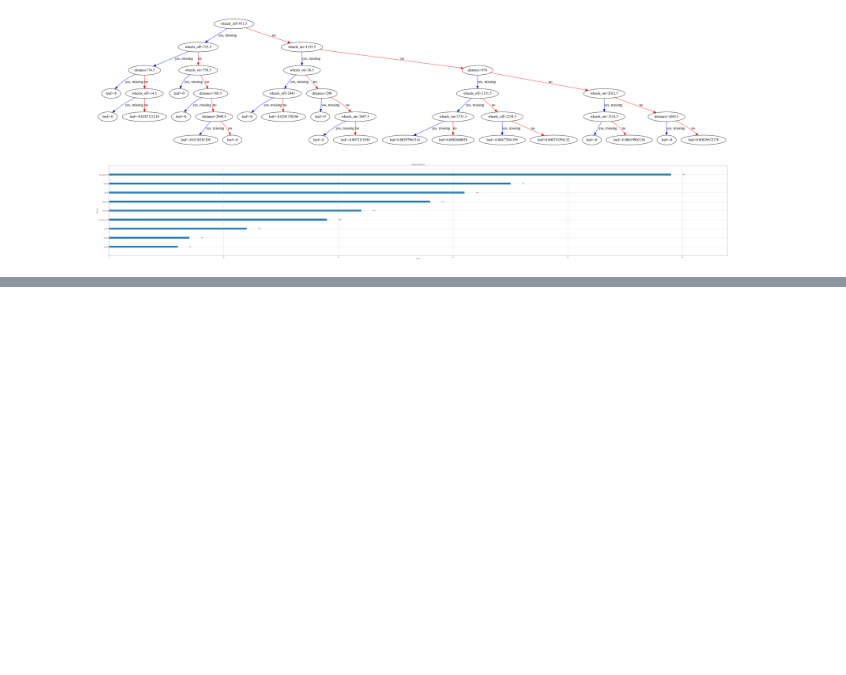
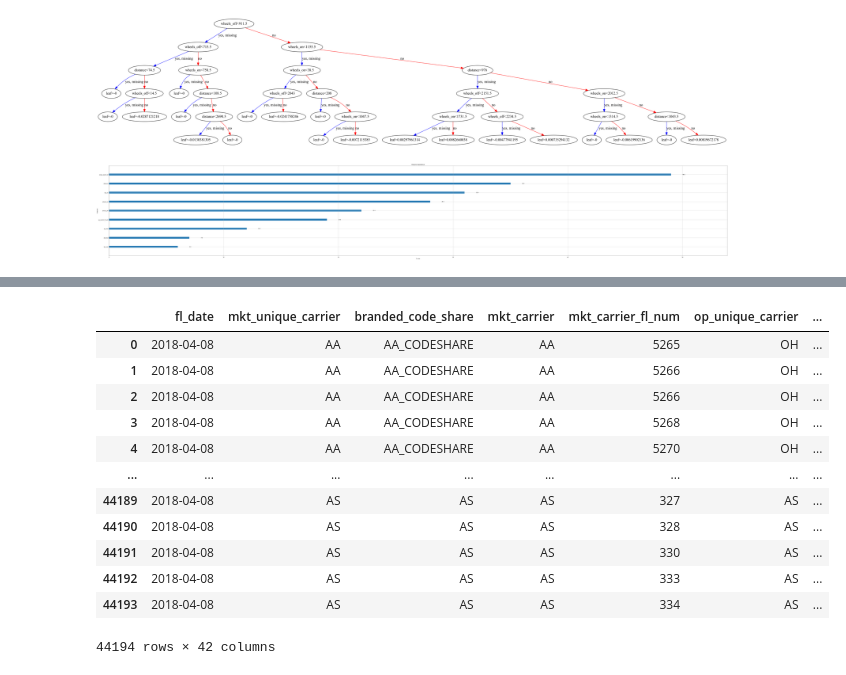
Before and after one commit to Leighson/lighthouse-midterm, a Jupyter notebook: Testing_Ground-George.ipynb, the cells around one changed output, grey strips where cells are left out. Cells and saved outputs as stored; diff of their text form; code cells hidden in the pictures; blank space fills up the shorter version.

```diff
--- a/Testing_Ground-George.ipynb
+++ b/Testing_Ground-George.ipynb
@@ -516,0 +634,16 @@ plt.show()
+# %%
+date
+# %% [output]
+|  | fl_date | mkt_unique_carrier | branded_code_share | mkt_carrier | mkt_carrier_fl_num | op_unique_carrier | ... |
+| 0 | 2018-04-08 | AA | AA_CODESHARE | AA | 5265 | OH | ... |
+| 1 | 2018-04-08 | AA | AA_CODESHARE | AA | 5266 | OH | ... |
+| 2 | 2018-04-08 | AA | AA_CODESHARE | AA | 5266 | OH | ... |
+| 3 | 2018-04-08 | AA | AA_CODESHARE | AA | 5268 | OH | ... |
+| 4 | 2018-04-08 | AA | AA_CODESHARE | AA | 5270 | OH | ... |
+| ... | ... | ... | ... | ... | ... | ... | ... |
+| 44189 | 2018-04-08 | AS | AS | AS | 327 | AS | ... |
+| 44190 | 2018-04-08 | AS | AS | AS | 328 | AS | ... |
+| 44191 | 2018-04-08 | AS | AS | AS | 330 | AS | ... |
+| 44192 | 2018-04-08 | AS | AS | AS | 333 | AS | ... |
+| 44193 | 2018-04-08 | AS | AS | AS | 334 | AS | ... |
+44194 rows × 42 columns
```
Also changed, not shown: parts of 12 cells of this notebook, 2 other files.
